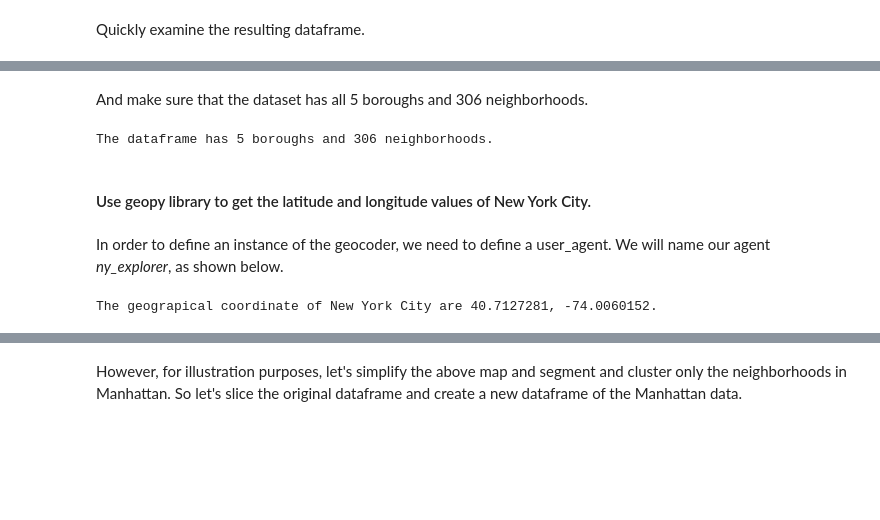
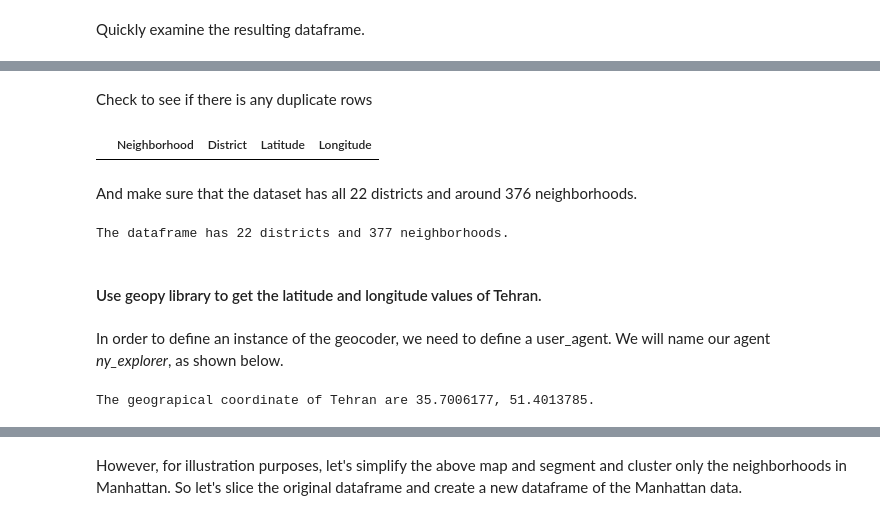
Before and after one commit to mjalalimanesh/IBM-Data-Science-Foursquare-Project, a Jupyter notebook: Tehran_Neighborhoods_Venue_Segmentation.ipynb, the cells around one changed output, grey strips where cells are left out. Drawn from its saved outputs; the diff is of its cells as text; code cells hidden in the pictures; blank space fills up the shorter version.

```diff
--- a/Tehran_Neighborhoods_Venue_Segmentation.ipynb
+++ b/Tehran_Neighborhoods_Venue_Segmentation.ipynb
@@ -142,24 +108,30 @@ dtype: object
+# %% [markdown]
+Check to see if there is any duplicate rows
+# %%
+neighborhoods[neighborhoods.duplicated(subset=['Neighborhood', 'District'],keep=False)]
+# %% [output]
+|  | Neighborhood | District | Latitude | Longitude |
 # %% [markdown]
-And make sure that the dataset has all 5 boroughs and 306 neighborhoods.
+And make sure that the dataset has all 22 districts and around 376 neighborhoods.
 # %%
-print('The dataframe has {} boroughs and {} neighborhoods.'.format(
-        len(neighborhoods['Borough'].unique()),
+print('The dataframe has {} districts and {} neighborhoods.'.format(
+        len(neighborhoods['District'].unique()),
         neighborhoods.shape[0]
     )
 )
 # %% [output]
-The dataframe has 5 boroughs and 306 neighborhoods.
+The dataframe has 22 districts and 377 neighborhoods.
 # %% [markdown]
-#### Use geopy library to get the latitude and longitude values of New York City.
+#### Use geopy library to get the latitude and longitude values of Tehran.
 # %% [markdown]
 In order to define an instance of the geocoder, we need to define a user_agent. We will name our agent <em>ny_explorer</em>, as shown below.
 # %%
-address = 'New York City, NY'
+address = 'Tehran, Iran'
 
-geolocator = Nominatim(user_agent="ny_explorer")
+geolocator = Nominatim(user_agent="tehran_explorer")
 location = geolocator.geocode(address)
 latitude = location.latitude
 longitude = location.longitude
-print('The geograpical coordinate of New York City are {}, {}.'.format(latitude, longitude))
+print('The geograpical coordinate of Tehran are {}, {}.'.format(latitude, longitude))
 # %% [output]
-The geograpical coordinate of New York City are 40.7127281, -74.0060152.
+The geograpical coordinate of Tehran are 35.7006177, 51.4013785.
```
Also changed, not shown: parts of 31 cells of this notebook.
